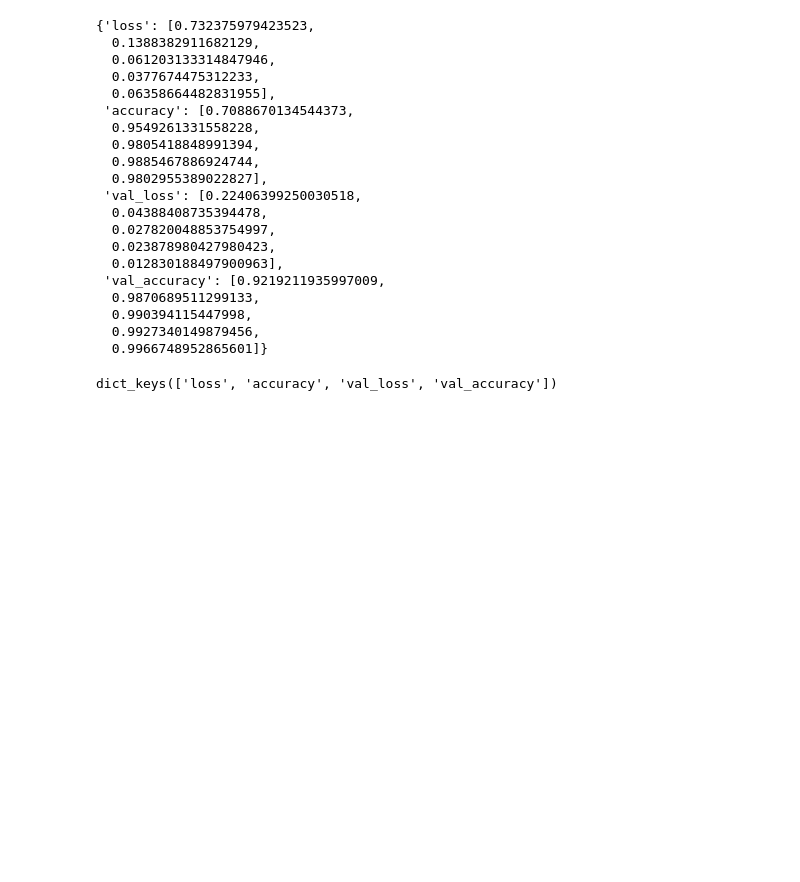
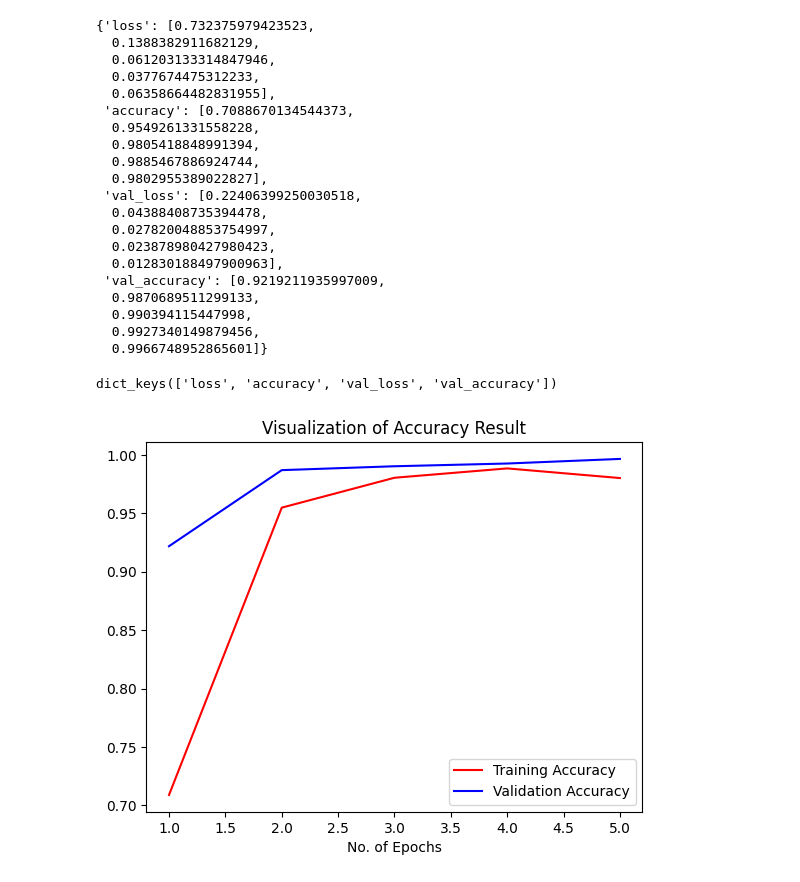
Before and after one commit to hackerpranavpandey/AI-Course-Semester-Project, a Jupyter notebook: Train_Plant_Categories.ipynb, the cells around one changed output. Saved outputs shown, nothing was run; the diff lists cells and outputs as text; code cells hidden in the pictures; blank space fills up the shorter version.

Commit message:
added visuals of training

```diff
--- a/Train_Plant_Categories.ipynb
+++ b/Train_Plant_Categories.ipynb
@@ -179,3 +179,19 @@ with open('training_hist.json','w') as f:
 print(training_history.history.keys())
 # %% [output]
 dict_keys(['loss', 'accuracy', 'val_loss', 'val_accuracy'])
+# %%
+import json
+import matplotlib.pyplot as plt
+
+with open('training_hist.json', 'r') as file:
+    training_history = json.load(file)
+
+epochs = [i for i in range(1,6)]
+plt.plot(epochs,training_history['accuracy'],color='red',label='Training Accuracy')
+plt.plot(epochs,training_history['val_accuracy'],color='blue',label='Validation Accuracy')
+plt.xlabel('No. of Epochs')
+plt.title('Visualization of Accuracy Result')
+plt.legend()
+plt.show()
+# %% [output]
+[figure, added]
```
